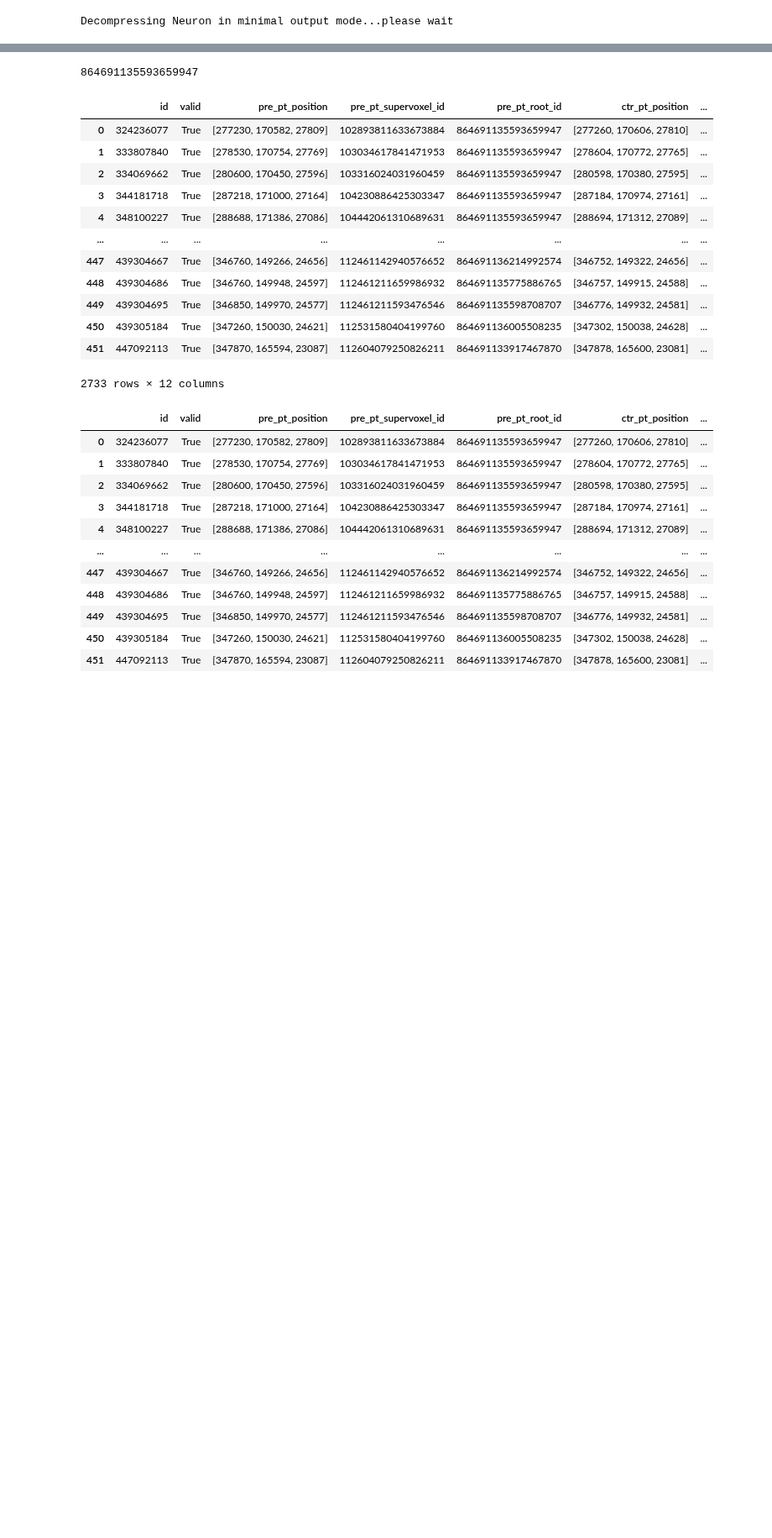
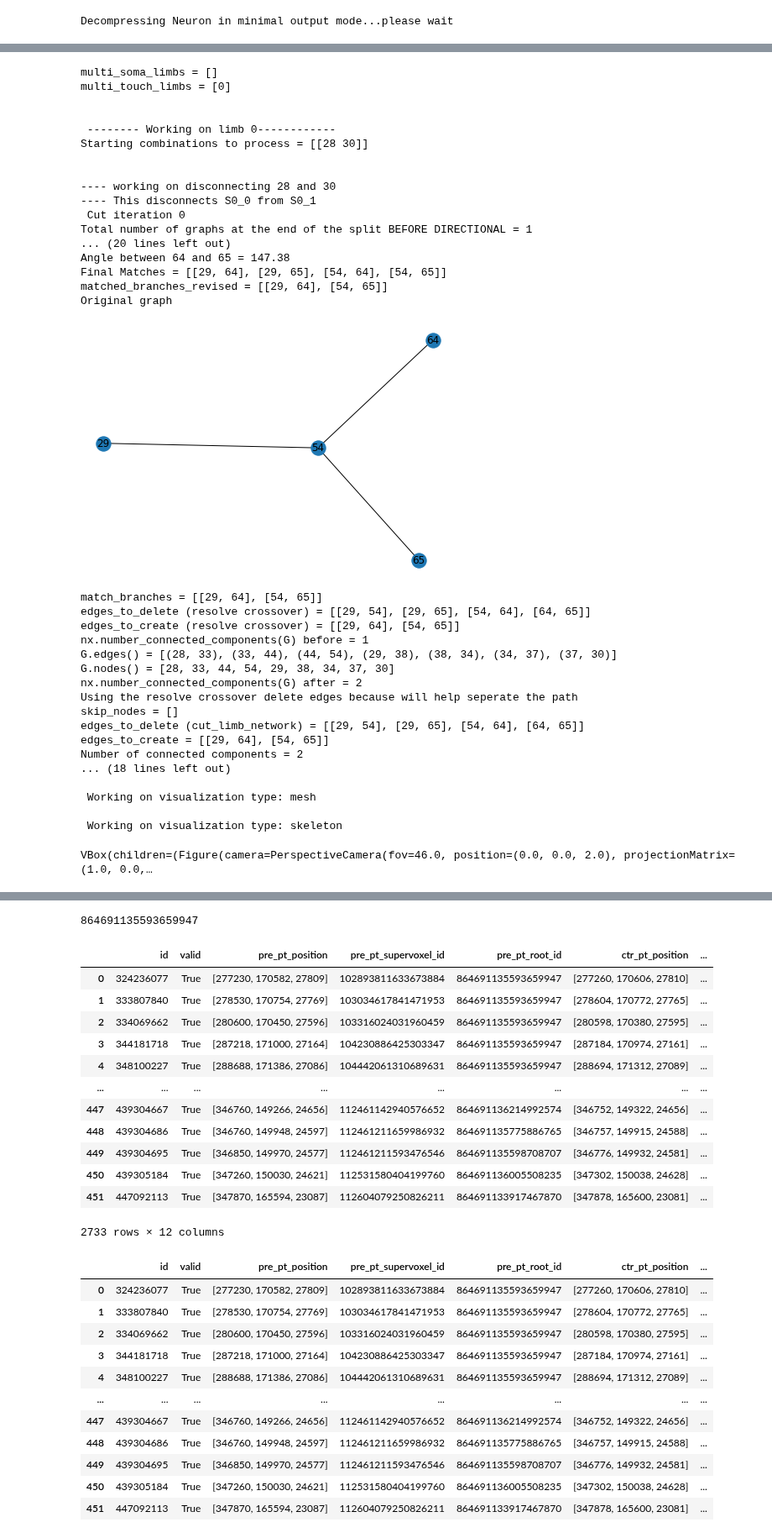
Before and after one commit to celiibrendan/neuron_mesh_tools, a Jupyter notebook: Auto_Proofreading/Validation_Testing/Allen_Proofread_Validation/Manually_Proofread_Cells.ipynb, the cells around one changed output, grey strips where cells are left out. Shown at 84% size. Saved outputs shown, nothing was run; the diff lists cells and outputs as text; code cells hidden in the pictures; blank space fills up the shorter version.

```diff
--- a/Auto_Proofreading/Validation_Testing/Allen_Proofread_Validation/Manually_Proofread_Cells.ipynb
+++ b/Auto_Proofreading/Validation_Testing/Allen_Proofread_Validation/Manually_Proofread_Cells.ipynb
@@ -126,0 +111,42 @@ import classification_utils as clu
+# %%
+neuron_after_split = pru.split_neuron(neuron_obj,
+                                verbose=True,
+                                 plot_neuron_split_results=True,
+                                plot_seperated_neurons=False)[0]
+# %% [output]
+multi_soma_limbs = []
+multi_touch_limbs = [0]
+
+
+ -------- Working on limb 0------------
+Starting combinations to process = [[28 30]]
+
+
+---- working on disconnecting 28 and 30
+---- This disconnects S0_0 from S0_1
+ Cut iteration 0
+Total number of graphs at the end of the split BEFORE DIRECTIONAL = 1
+... (20 lines left out)
+Angle between 64 and 65 = 147.38
+Final Matches = [[29, 64], [29, 65], [54, 64], [54, 65]]
+matched_branches_revised = [[29, 64], [54, 65]]
+Original graph
+[figure, added]
+match_branches = [[29, 64], [54, 65]]
+edges_to_delete (resolve crossover) = [[29, 54], [29, 65], [54, 64], [64, 65]]
+edges_to_create (resolve crossover) = [[29, 64], [54, 65]]
+nx.number_connected_components(G) before = 1
+G.edges() = [(28, 33), (33, 44), (44, 54), (29, 38), (38, 34), (34, 37), (37, 30)]
+G.nodes() = [28, 33, 44, 54, 29, 38, 34, 37, 30]
+nx.number_connected_components(G) after = 2
+Using the resolve crossover delete edges because will help seperate the path
+skip_nodes = []
+edges_to_delete (cut_limb_network) = [[29, 54], [29, 65], [54, 64], [64, 65]]
+edges_to_create = [[29, 64], [54, 65]]
+Number of connected components = 2
+... (18 lines left out)
+
+ Working on visualization type: mesh
+
+ Working on visualization type: skeleton
+VBox(children=(Figure(camera=PerspectiveCamera(fov=46.0, position=(0.0, 0.0, 2.0), projectionMatrix=(1.0, 0.0,…
```
Also changed, not shown: parts of 20 cells of this notebook, 3 other files.
